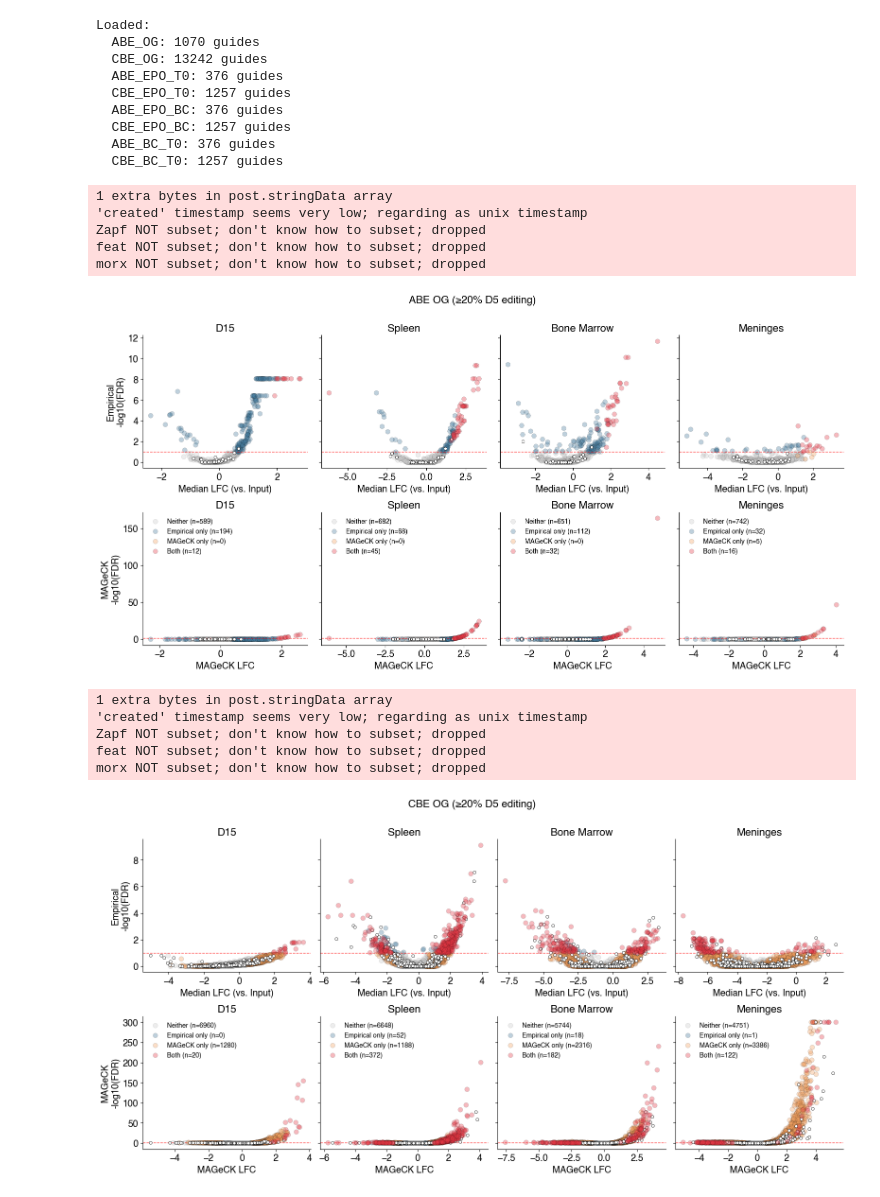
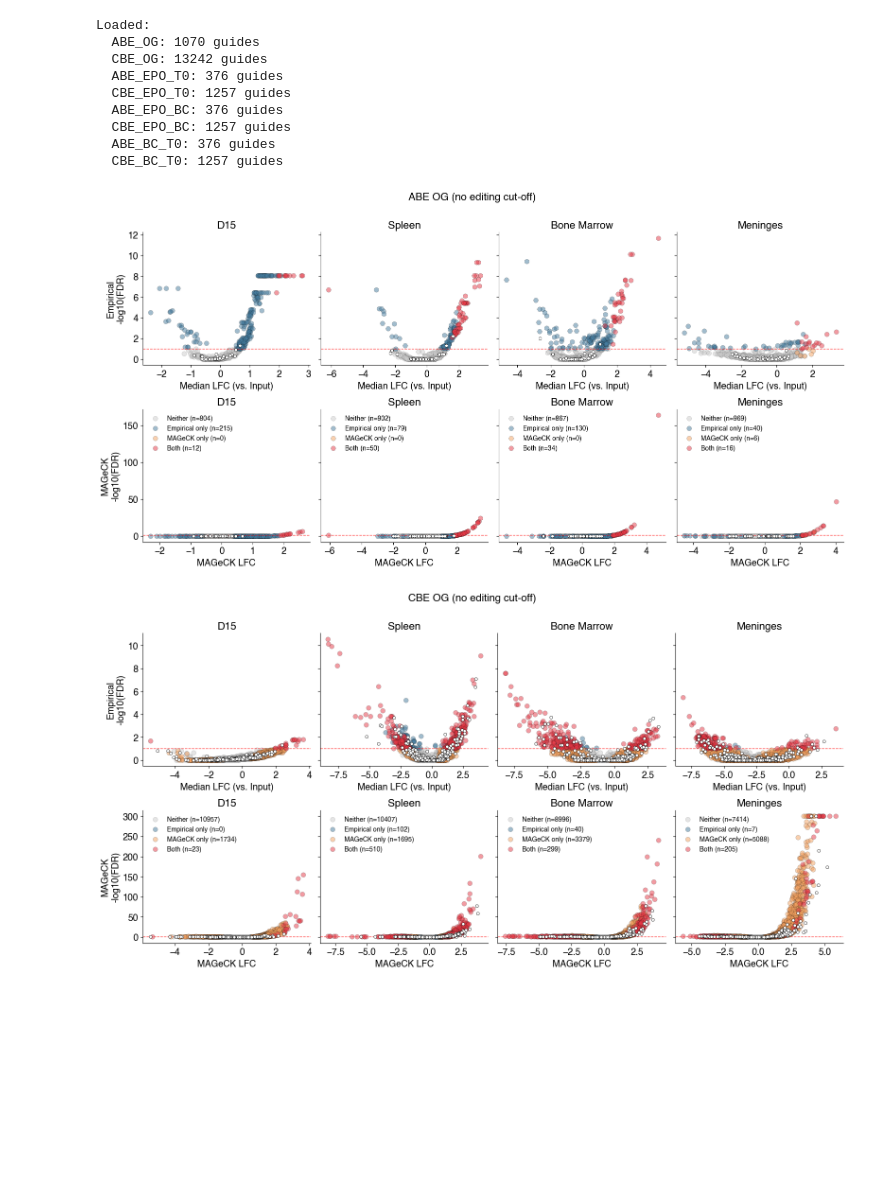
Before and after one commit to kexindon/B-ALL-in-vivo-base-editing, a Jupyter notebook: figure2.ipynb, the cells around one changed output. Cells and saved outputs as stored; diff of their text form; code cells hidden in the pictures; blank space fills up the shorter version.

Commit message:
Add new figures for volcano comparison analysis
- Added PNG file: volcano_comparison_CBE_OG_no_editing_cut.png
- Added PDF file: volcano_comparison_CBE_OG_no_editing_cut_no_controls.pdf

```diff
--- a/figure2.ipynb
+++ b/figure2.ipynb
@@ -888,7 +888,8 @@ for editor, df_emp, mag_dict in [('ABE', dfs['ABE_OG'], ABE_mageck), ('CBE', dfs
     ctrl_emp = df_emp[df_emp['classification'] != 'targeting guide'].copy()
     targ_emp = df_emp[
         (df_emp['classification'] == 'targeting guide') &
-        (df_emp['target_base_edit_perc_d5'] >= 20) &
+        # editing threshold
+        # (df_emp['target_base_edit_perc_d5'] >= 20) &
         (df_emp['Input_median'] >= min_input_counts)
     ].copy()
 
@@ -921,49 +922,39 @@ for editor, df_emp, mag_dict in [('ABE', dfs['ABE_OG'], ABE_mageck), ('CBE', dfs
             # plot in order: Neither first, then singles, then Both on top
             for cat in ['Neither', 'Empirical only', 'MAGeCK only', 'Both']:
                 sub = merged[merged['category'] == cat]
                 ax.scatter(sub[x_col], sub[y_col],
                            color=cat_colors[cat], edgecolor='black' if cat != 'Neither' else greys[4],
                            linewidth=0.3, s=50,
-                           alpha=0.35,
+                           alpha=0.5,
                            zorder=1 if cat == 'Neither' else 2 + ['Empirical only','MAGeCK only','Both'].index(cat),
                            label=f'{cat} (n={len(sub)})')
-            # controls
+        #    controls
             if row_idx == 0:
                 ax.scatter(ctrl_emp[emp_lfc_col], ctrl_emp[f'nlog10_{emp_cond}'],
                            color='white', edgecolor='black', linewidth=.5, s=20, alpha=1, zorder=6)
             else:
                 ctrl_mag = pd.merge(ctrl_emp[['gRNA_id', emp_lfc_col]], mag, on='gRNA_id', how='inner')
                 ctrl_mag['nlog10_mag'] = -np.log10(ctrl_mag['mag_FDR'].clip(lower=1e-300))
                 ax.scatter(ctrl_mag['mag_LFC'], ctrl_mag['nlog10_mag'],
                            color='white', edgecolor='black', linewidth=.5, s=20, alpha=1, zorder=6)
 
             ax.axhline(-np.log10(FDR_cutoff), color='red', linestyle='--', linewidth=1, alpha=0.7)
             ax.set_title(title, fontsize=16)
             ax.spines[['top', 'right']].set_visible(False)
             ax.tick_params(axis='both', which='major', labelsize=14)
             ax.set_xlabel('Median LFC (vs. Input)' if row_idx == 0 else 'MAGeCK LFC', fontsize=14)
             if k == 0:
                 ax.set_ylabel(ylabel, fontsize=14)
             if row_idx == 1:
                 ax.legend(fontsize=10, frameon=False, loc='upper left')
 
-    fig.suptitle(f'{editor} OG (≥20% D5 editing)', fontsize=16, y=1.01)
+    fig.suptitle(f'{editor} OG (no editing cut-off)', fontsize=16, y=1.01)
     fig.tight_layout()
-    plt.savefig(f'figures_final/volcano_comparison_{editor}_OG.pdf', bbox_inches='tight')
+    plt.savefig(f'figures_final/volcano_comparison_{editor}_OG_no_editing_cut.png', bbox_inches='tight', dpi=600)
     plt.show()
 # %% [output]
-1 extra bytes in post.stringData array
-'created' timestamp seems very low; regarding as unix timestamp
-Zapf NOT subset; don't know how to subset; dropped
-feat NOT subset; don't know how to subset; dropped
-morx NOT subset; don't know how to subset; dropped
-[figure, old version]
+[figure, new version]
-1 extra bytes in post.stringData array
-'created' timestamp seems very low; regarding as unix timestamp
-Zapf NOT subset; don't know how to subset; dropped
-feat NOT subset; don't know how to subset; dropped
-morx NOT subset; don't know how to subset; dropped
-[figure, old version]
+[figure, new version]
 # %%
 # ── Volcano plots — OG ABE & CBE, no editing cut-off ──────────────────────────
 # Color: Both hit / MAGeCK-only / Empirical-only / neither / controls (grey)
```
Also changed, not shown: parts of 2 cells of this notebook, 6 other files.
